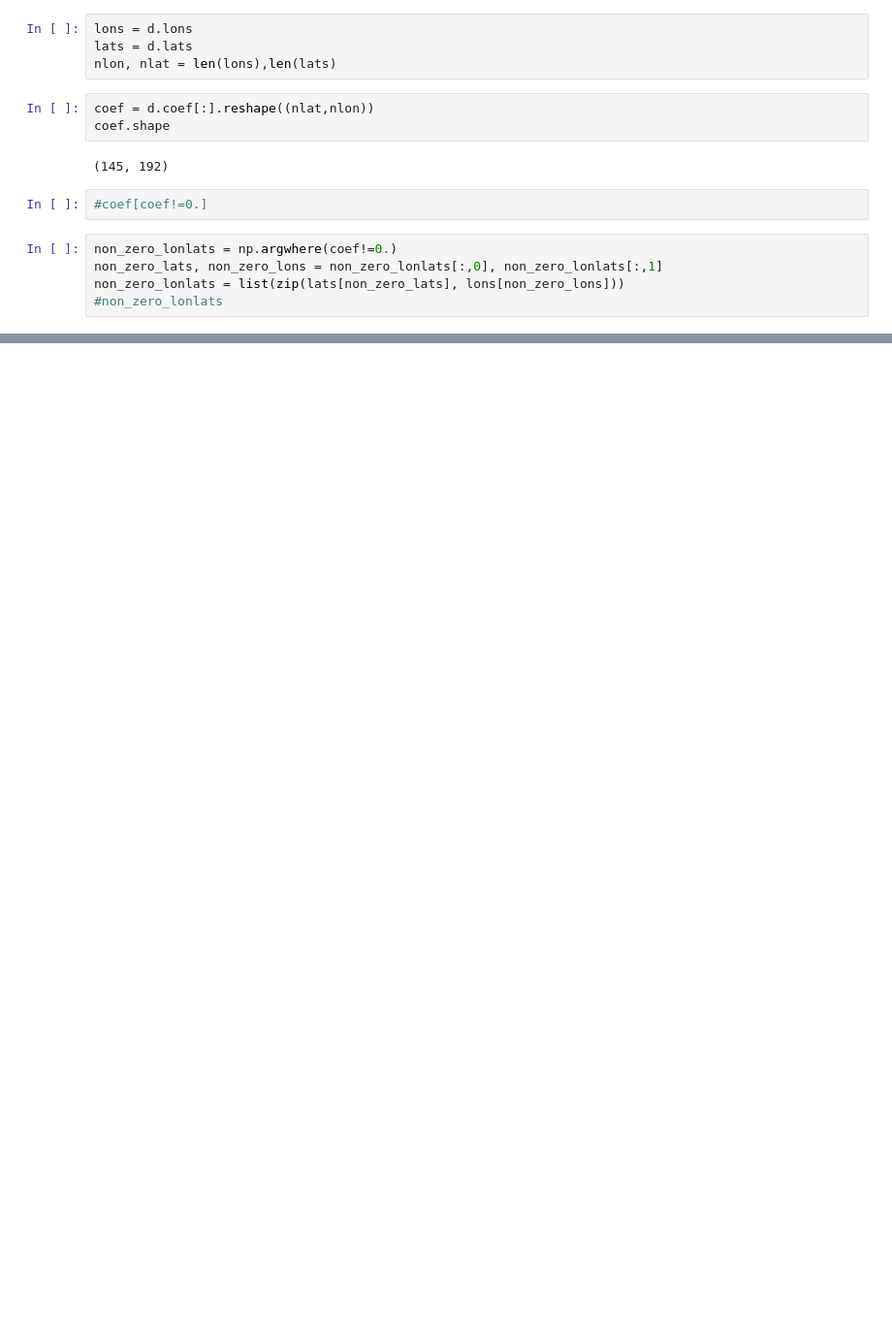
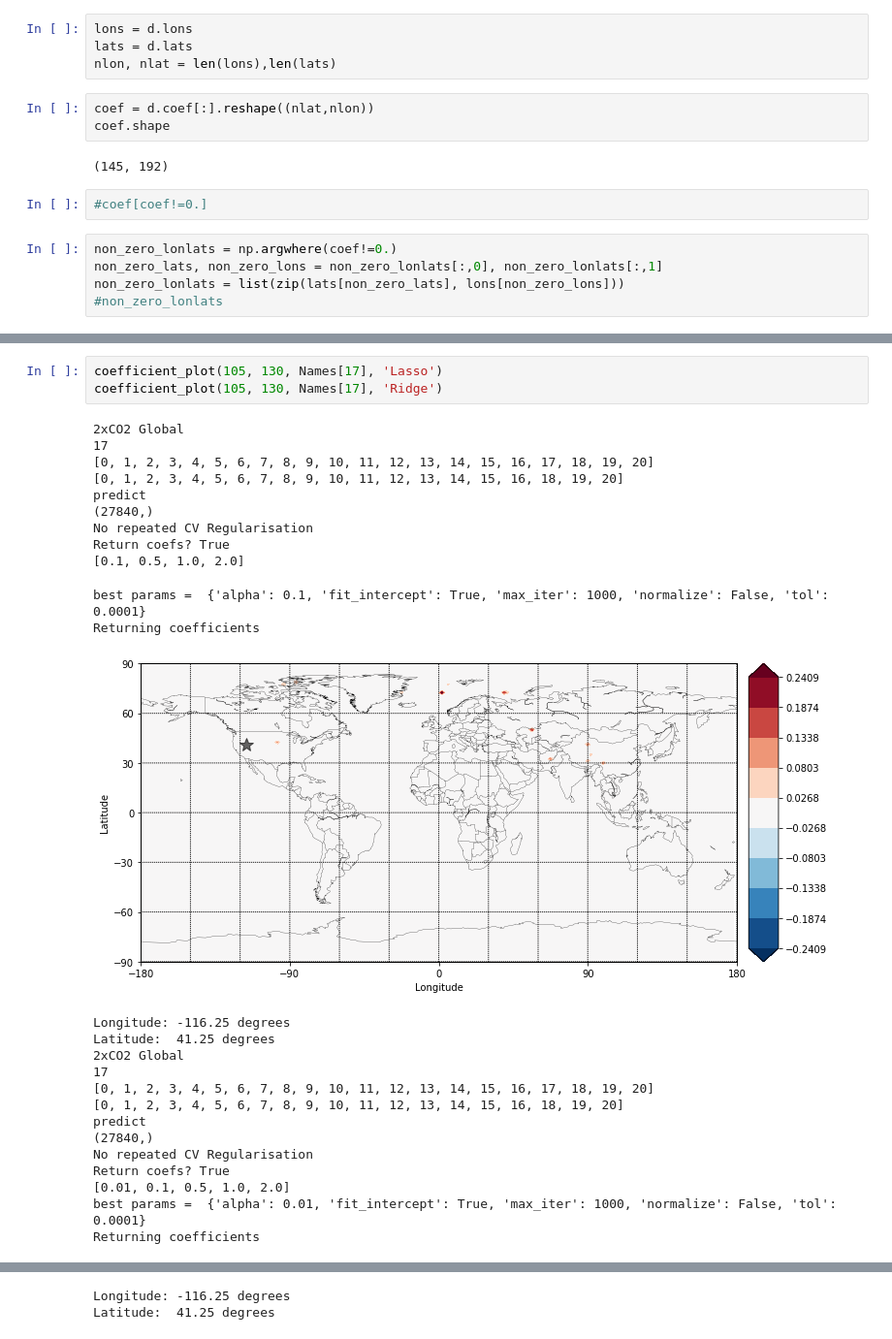
Before and after one commit to lm2612/Ridge_3, a Jupyter notebook: Notebooks/CompareCoefficients.ipynb, the cells around one changed output, grey strips where cells are left out. Shown at 97% size. Drawn from its saved outputs; the diff is of its cells as text; blank space fills up the shorter version.

```diff
--- a/Notebooks/CompareCoefficients.ipynb
+++ b/Notebooks/CompareCoefficients.ipynb
@@ -127,0 +287,29 @@ plt.show()
+# %%
+coefficient_plot(105, 130, Names[17], 'Lasso')
+coefficient_plot(105, 130, Names[17], 'Ridge')
+# %% [output]
+2xCO2 Global
+17
+[0, 1, 2, 3, 4, 5, 6, 7, 8, 9, 10, 11, 12, 13, 14, 15, 16, 17, 18, 19, 20]
+[0, 1, 2, 3, 4, 5, 6, 7, 8, 9, 10, 11, 12, 13, 14, 15, 16, 18, 19, 20]
+predict
+(27840,)
+No repeated CV Regularisation
+Return coefs? True
+[0.1, 0.5, 1.0, 2.0]
+best params =  {'alpha': 0.1, 'fit_intercept': True, 'max_iter': 1000, 'normalize': False, 'tol': 0.0001}
+Returning coefficients
+[figure, added]
+Longitude: -116.25 degrees
+Latitude:  41.25 degrees
+2xCO2 Global
+17
+[0, 1, 2, 3, 4, 5, 6, 7, 8, 9, 10, 11, 12, 13, 14, 15, 16, 17, 18, 19, 20]
+[0, 1, 2, 3, 4, 5, 6, 7, 8, 9, 10, 11, 12, 13, 14, 15, 16, 18, 19, 20]
+predict
+(27840,)
+No repeated CV Regularisation
+Return coefs? True
+[0.01, 0.1, 0.5, 1.0, 2.0]
+best params =  {'alpha': 0.01, 'fit_intercept': True, 'max_iter': 1000, 'normalize': False, 'tol': 0.0001}
+Returning coefficients
@@ -127,0 +317,2 @@ plt.show()
+Longitude: -116.25 degrees
+Latitude:  41.25 degrees
```
Also changed, not shown: parts of 16 cells of this notebook, 2 other files.
